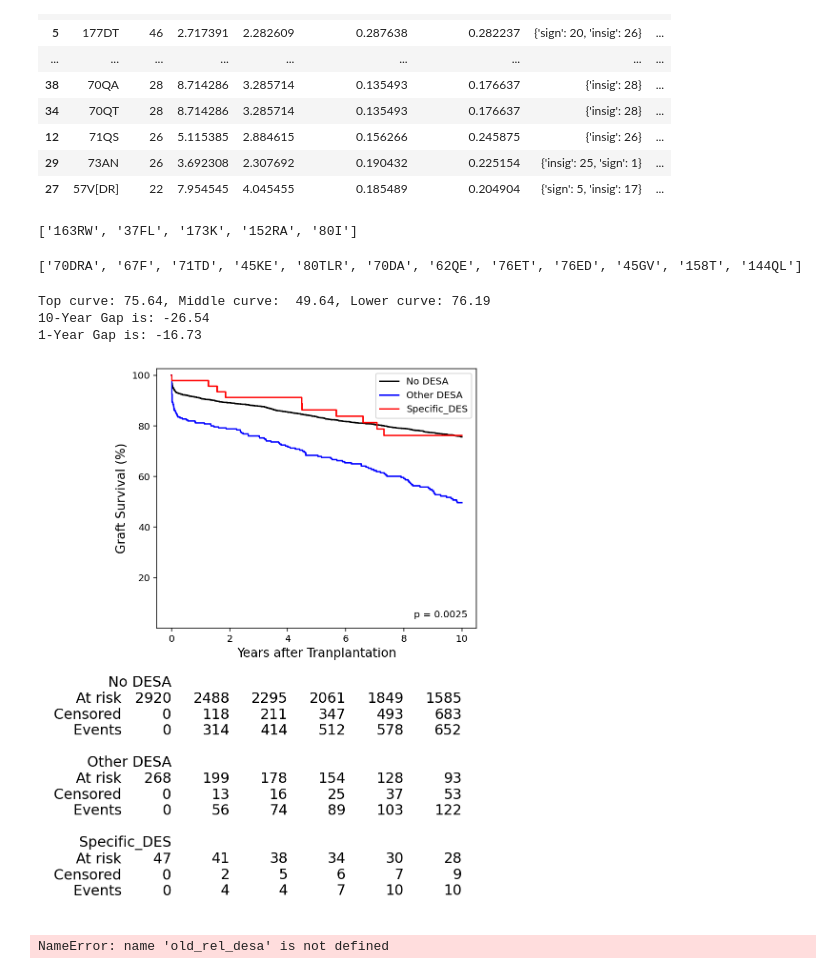
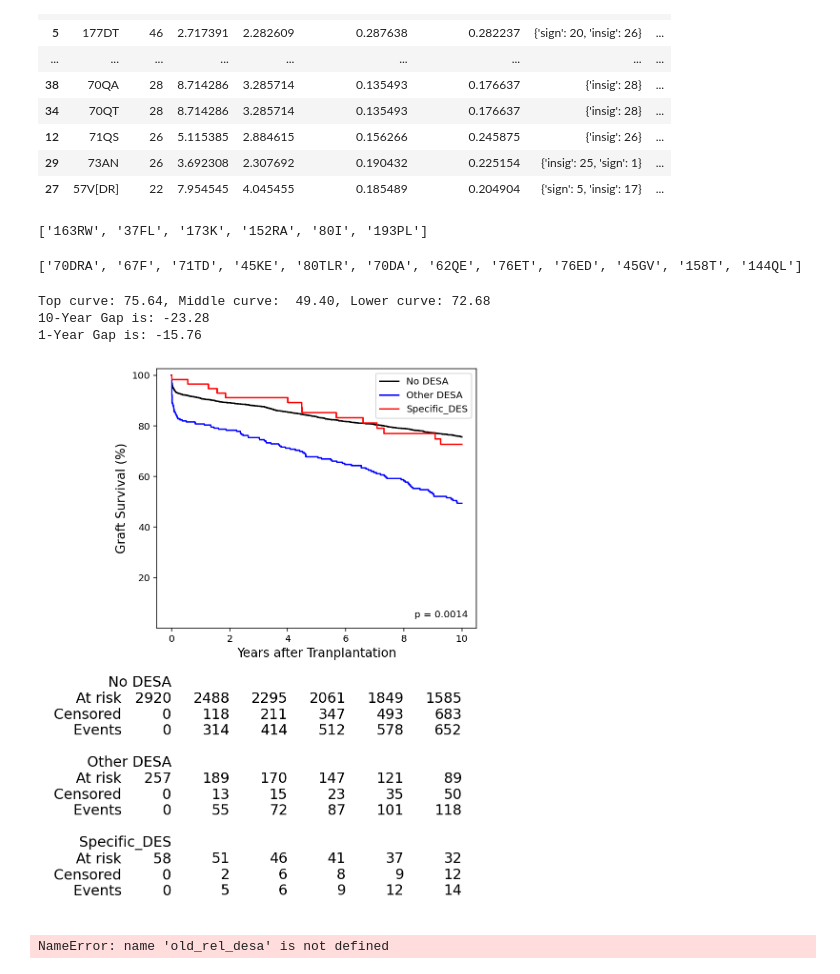
Before and after one commit to umcu-stride/desa_paper, a Jupyter notebook: Notebooks/epitope_relevance/investigation-validation/relevant_epitopes_automation.ipynb, the cells around one changed output. Cells and saved outputs as stored; diff of their text form; code cells hidden in the pictures.

```diff
--- a/Notebooks/epitope_relevance/investigation-validation/relevant_epitopes_automation.ipynb
+++ b/Notebooks/epitope_relevance/investigation-validation/relevant_epitopes_automation.ipynb
@@ -317,9 +317,9 @@ ep_count_good.head(30)
 | 29 | 73AN | 26 | 3.692308 | 2.307692 | 0.190432 | 0.225154 | {'insig': 25, 'sign': 1} | ... |
 | 27 | 57V[DR] | 22 | 7.954545 | 4.045455 | 0.185489 | 0.204904 | {'sign': 5, 'insig': 17} | ... |
 # %%
-print(ep_count_good[ep_count_good['count'].ge(65)].epitope.tolist())
+print(ep_count_good[ep_count_good['count'].ge(60)].epitope.tolist())
 # %% [output]
-['163RW', '37FL', '173K', '152RA', '80I']
+['163RW', '37FL', '173K', '152RA', '80I', '193PL']
 # %%
 print(ep_count_bad_df[ep_count_bad_df['count'].ge(30)].epitope.tolist())
 # %% [output]
@@ -327,15 +327,15 @@ print(ep_count_bad_df[ep_count_bad_df['count'].ge(30)].epitope.tolist())
 # %%
 df_dead = df[df.TypeOfDonor_NOTR == 'Deceased']
 
 # relevant_desa =  ['71TD', '144QL', '70DRA', '80TLR', '76ED', '70DA', '45EV', '67F', '76ET', '163RG', '67VG', '150AAH', '158T', '62QE', '45GV', '45KE', '71A', '66NH', '80TA', '114R', '44KM']
 # relevant_desa =  ['71TD', '144QL', '70DRA', '80TLR', '76ED', '70DA', '45EV', '67F', '76ET', '163RG', '67VG']
-relevant_desa = ['163RW', '37FL', '173K', '152RA', '80I']
+relevant_desa = ['163RW', '37FL', '173K', '152RA', '80I', '193PL', '71ATD', '152A', '267QE']
 plot_km_curve(df_dead, donor_type='Deceased', ep=relevant_desa, adjust=False)
 # %% [output]
-Top curve: 75.64, Middle curve:  49.64, Lower curve: 76.19
-10-Year Gap is: -26.54
-1-Year Gap is: -16.73
+Top curve: 75.64, Middle curve:  49.40, Lower curve: 72.68
+10-Year Gap is: -23.28
+1-Year Gap is: -15.76
-[figure, old version]
+[figure, new version]
 # %%
 old_rel_desa & set(relevant_desa)
 # %% [output]
```
Also changed, not shown: 2 other files.
